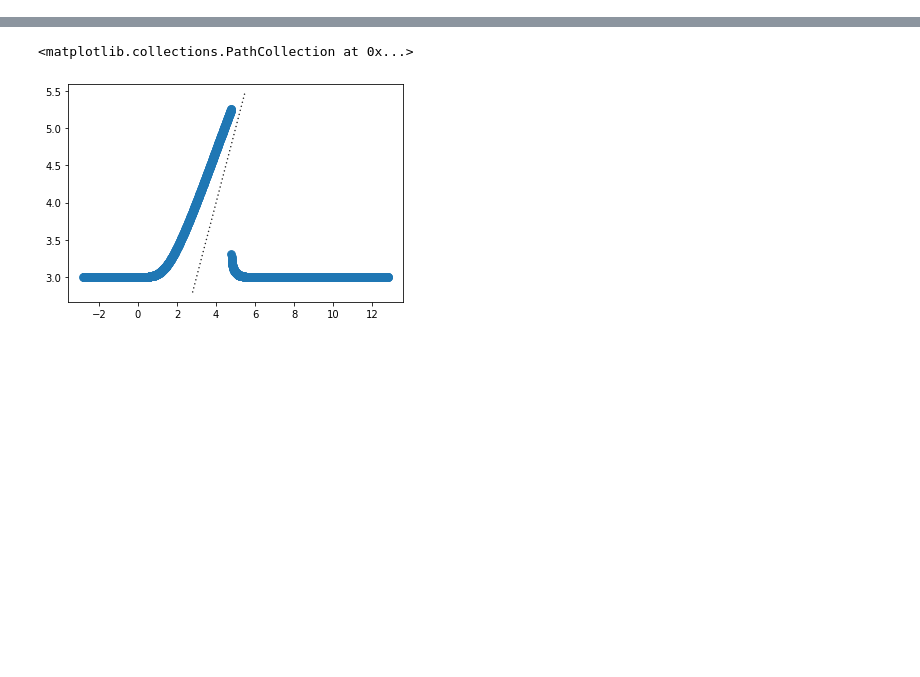
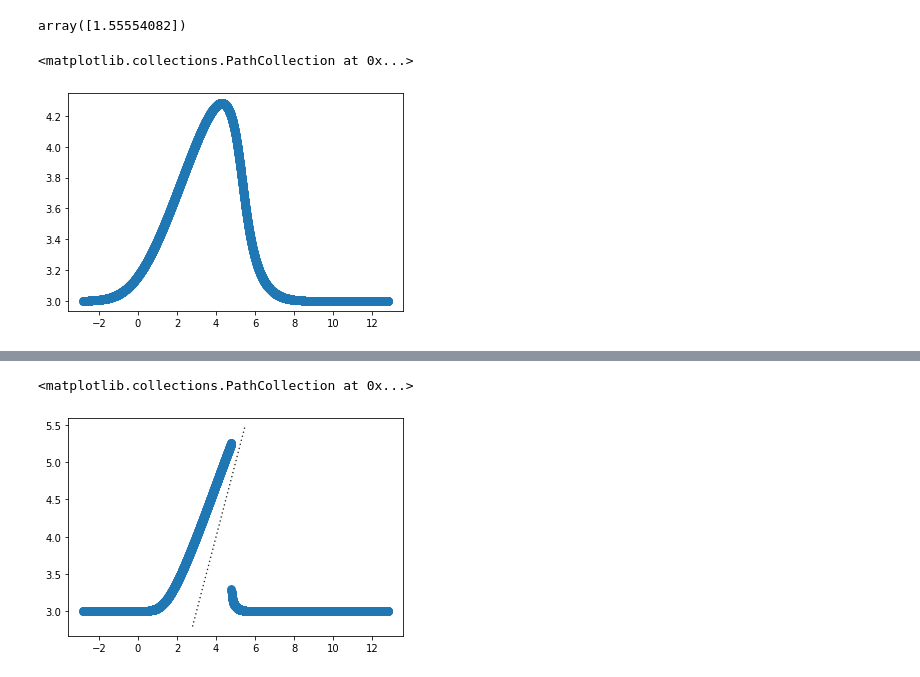
Before and after one commit to roshni714/ml-with-strategic-agents, a Jupyter notebook: paper-agent-class.ipynb, the cells around one changed output, grey strips where cells are left out. Drawn from its saved outputs; the diff is of its cells as text; code cells hidden in the pictures; blank space fills up the shorter version.

```diff
--- a/paper-agent-class.ipynb
+++ b/paper-agent-class.ipynb
@@ -27,2 +28,6 @@ array([1.19993346])
+# %%
+contraction_sigma
+# %% [output]
+array([1.55554082])
 # %%
 bounds = compute_score_bounds(beta, discontinuity_sigma)
@@ -30,3 +35,9 @@ thresholds = np.linspace(bounds[0], bounds[1], 2500)
+# %%
+scores_brs_contraction = [np.matmul(beta.T, agent.best_response(beta, s, contraction_sigma)).item() for s in thresholds]
+plt.scatter(thresholds, scores_brs_contraction, s=60.)
+# %% [output]
+<matplotlib.collections.PathCollection at 0x...>
+[figure, added]
 # %%
 scores_brs_cont = [np.matmul(beta.T, agent.best_response(beta, s, continuity_sigma)).item() for s in thresholds]
 plt.scatter(thresholds, scores_brs_cont, s=60.)
```
Also changed, not shown: parts of 14 cells of this notebook, 3 other files.
